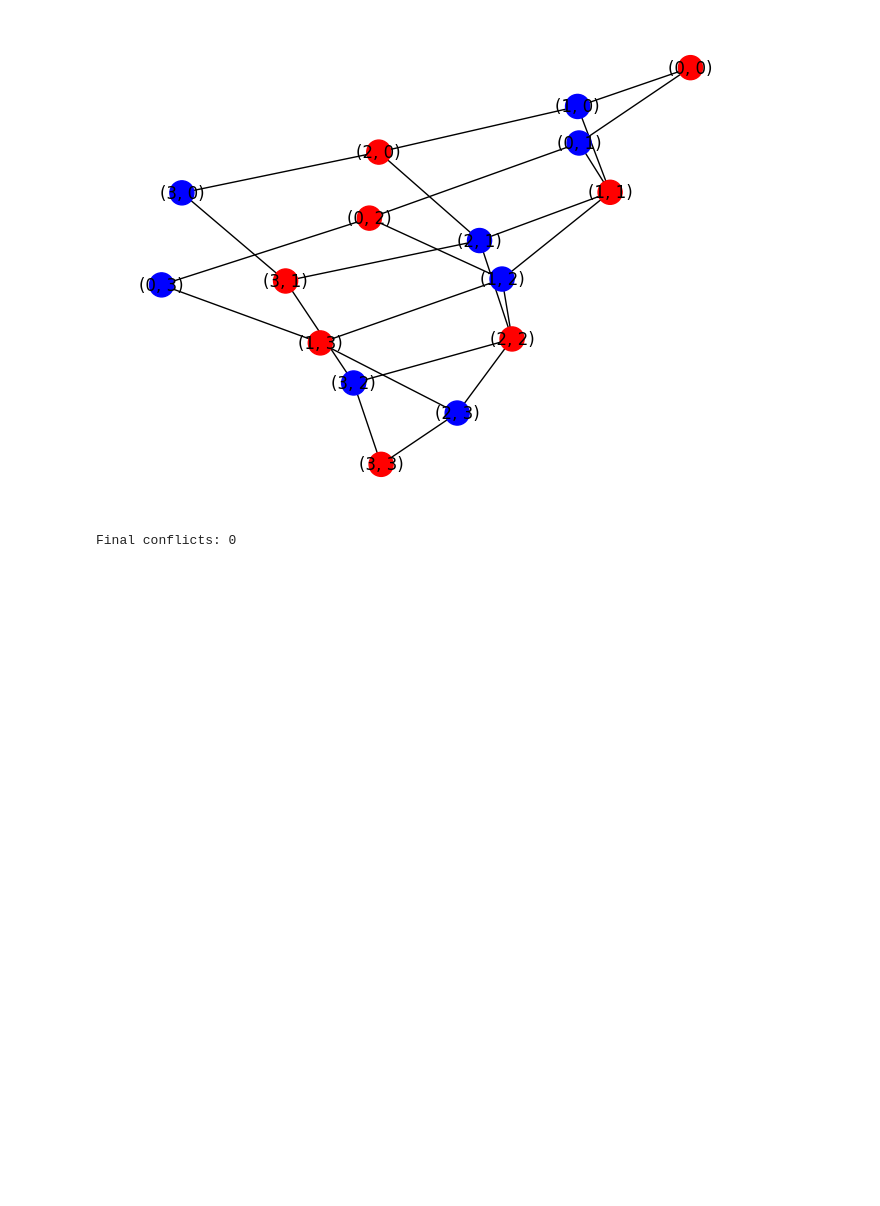
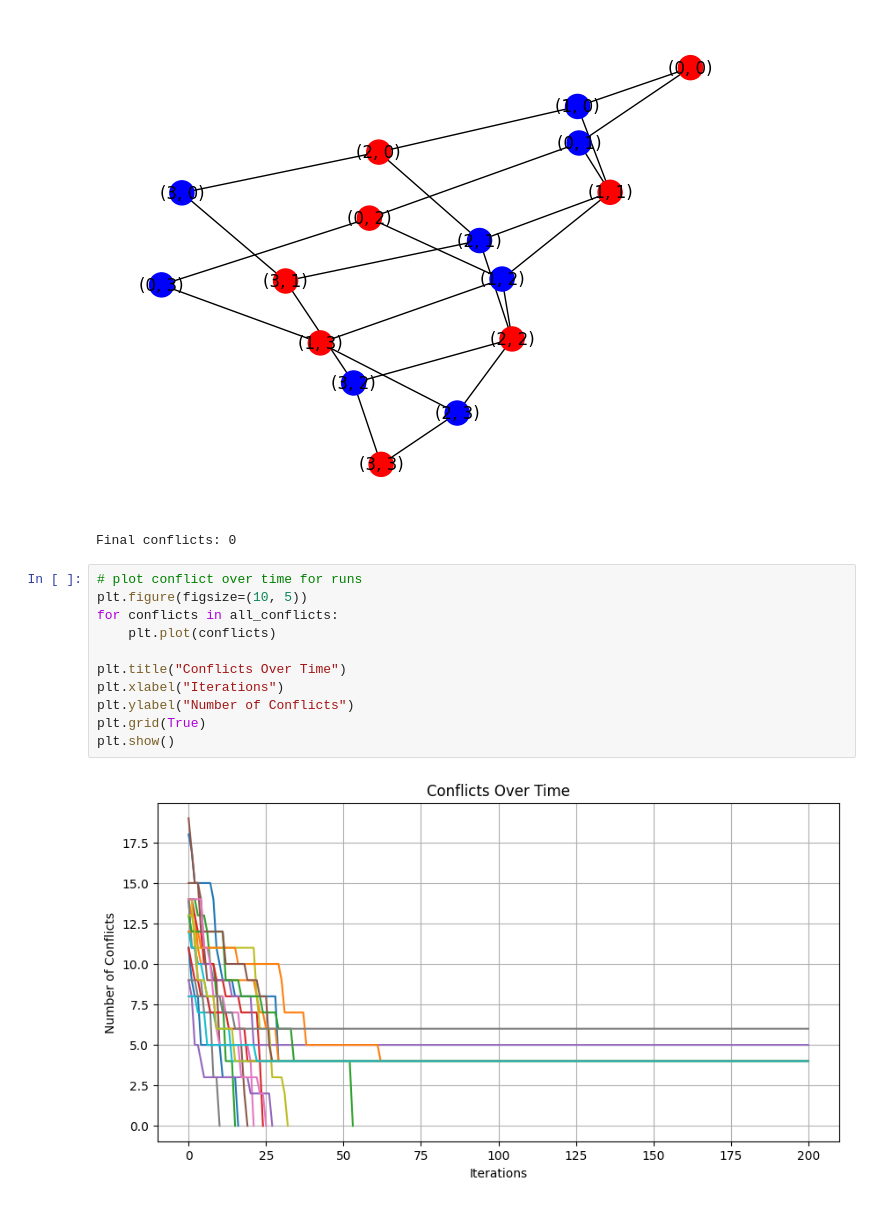
Before and after one commit to DarraghD1/AssignmentTwoAI, a Jupyter notebook: main.ipynb, the cells around one changed output. Drawn from its saved outputs; the diff is of its cells as text; blank space fills up the shorter version.

Commit message:
Graph with conflicts plotted over time/iteration added.

```diff
--- a/main.ipynb
+++ b/main.ipynb
@@ -142,3 +142,16 @@ print("Final conflicts:", end_conflicts[index])
 # %% [output]
 [figure]
 Final conflicts: 0
+# %%
+# plot conflict over time for runs
+plt.figure(figsize=(10, 5))
+for conflicts in all_conflicts:
+    plt.plot(conflicts)
+
+plt.title("Conflicts Over Time")
+plt.xlabel("Iterations")
+plt.ylabel("Number of Conflicts")
+plt.grid(True)
+plt.show()
+# %% [output]
+[figure, added]
```
Also changed, not shown: parts of 1 cell of this notebook.
